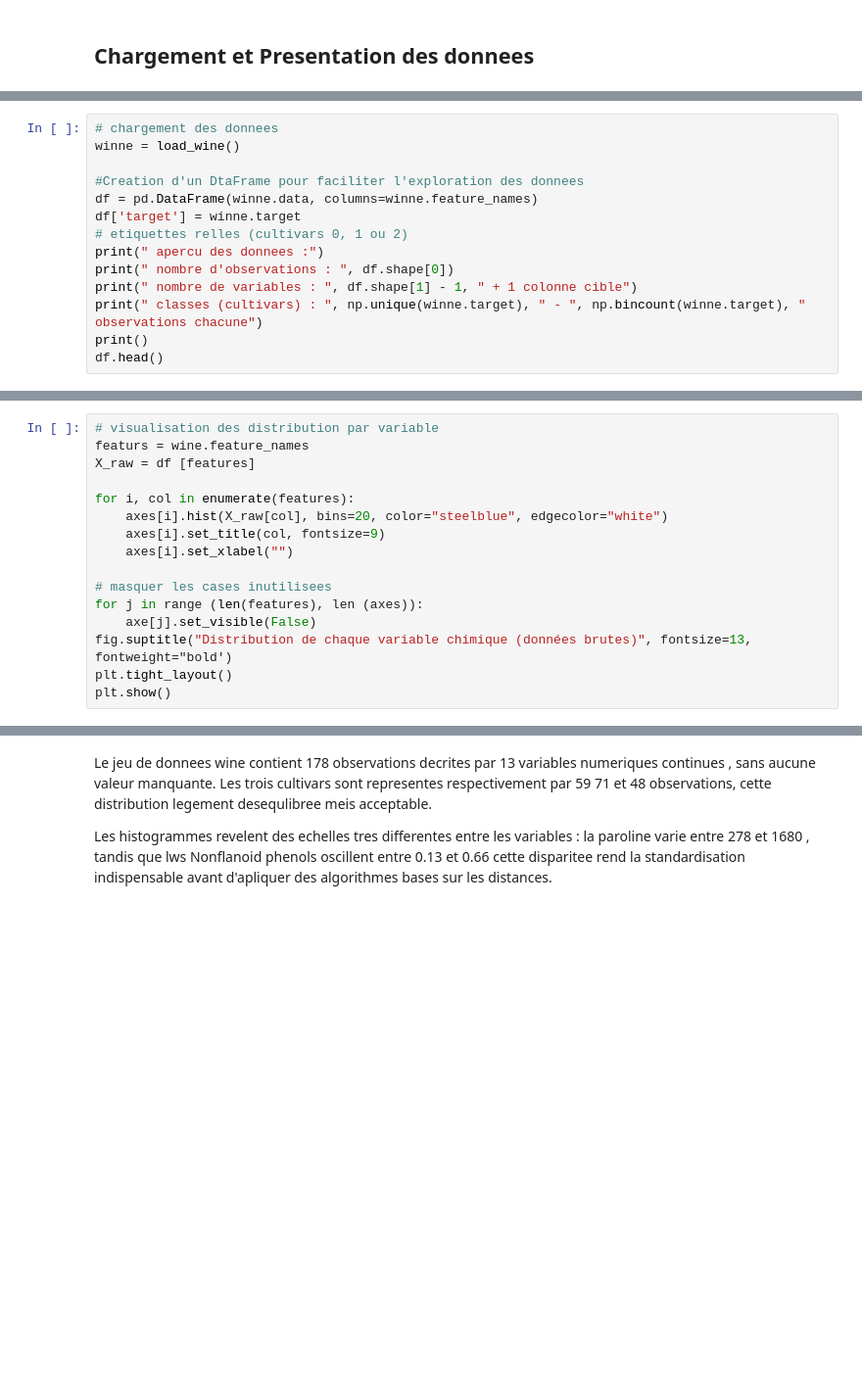
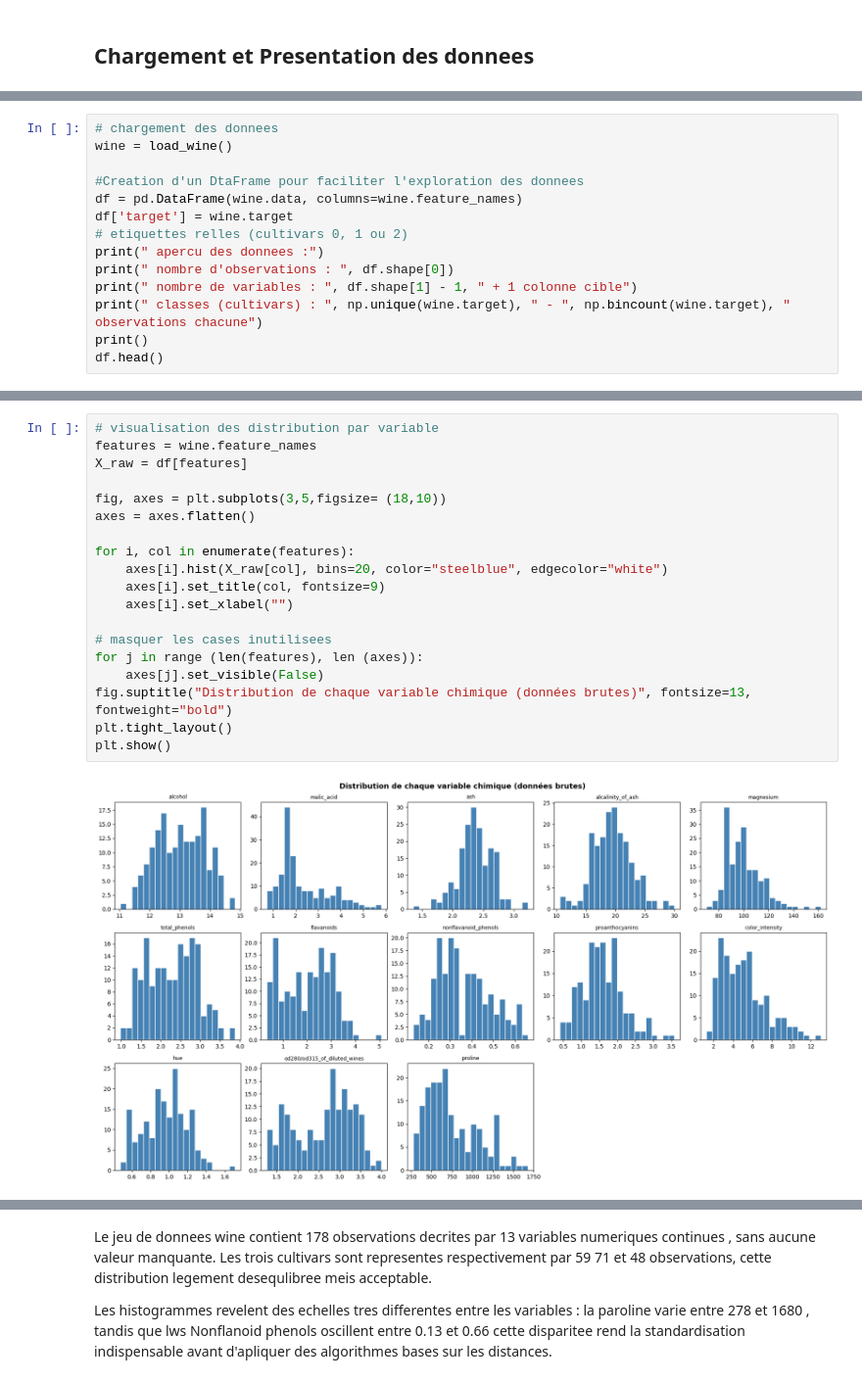
Before and after one commit to Poincare008/Wine-Exploratory-Study, a Jupyter notebook: partie1_JP.ipynb, the cells around one changed output, grey strips where cells are left out. Shown at 98% size. Cells and saved outputs as stored; diff of their text form; blank space fills up the shorter version.

```diff
--- a/partie1_JP.ipynb
+++ b/partie1_JP.ipynb
@@ -21,14 +19,14 @@ ModuleNotFoundError: No module named 'skearn'
 # %%
 # chargement des donnees
-winne = load_wine()
+wine = load_wine()
 
 #Creation d'un DtaFrame pour faciliter l'exploration des donnees
-df = pd.DataFrame(winne.data, columns=winne.feature_names)
-df['target'] = winne.target
+df = pd.DataFrame(wine.data, columns=wine.feature_names)
+df['target'] = wine.target
 # etiquettes relles (cultivars 0, 1 ou 2)
 print(" apercu des donnees :")
 print(" nombre d'observations : ", df.shape[0])
 print(" nombre de variables : ", df.shape[1] - 1, " + 1 colonne cible")
-print(" classes (cultivars) : ", np.unique(winne.target), " - ", np.bincount(winne.target), " observations chacune")
+print(" classes (cultivars) : ", np.unique(wine.target), " - ", np.bincount(wine.target), " observations chacune")
 print()
 df.head()
@@ -44,17 +67,22 @@ print(missing[missing > 0] if missing.sum() > 0 else "Aucune valeur manquante d
 # %%
 # visualisation des distribution par variable
-featurs = wine.feature_names
-X_raw = df [features]
+features = wine.feature_names
+X_raw = df[features]
+
+fig, axes = plt.subplots(3,5,figsize= (18,10))
+axes = axes.flatten()
 
 for i, col in enumerate(features):
     axes[i].hist(X_raw[col], bins=20, color="steelblue", edgecolor="white")
     axes[i].set_title(col, fontsize=9)
     axes[i].set_xlabel("")
 
 # masquer les cases inutilisees
 for j in range (len(features), len (axes)):
-    axe[j].set_visible(False)
-fig.suptitle("Distribution de chaque variable chimique (données brutes)", fontsize=13, fontweight="bold')
+    axes[j].set_visible(False)
+fig.suptitle("Distribution de chaque variable chimique (données brutes)", fontsize=13, fontweight="bold")
 plt.tight_layout()
 plt.show()
+# %% [output]
+[figure, added]
 # %% [markdown]
```
Also changed, not shown: parts of 17 cells of this notebook.
